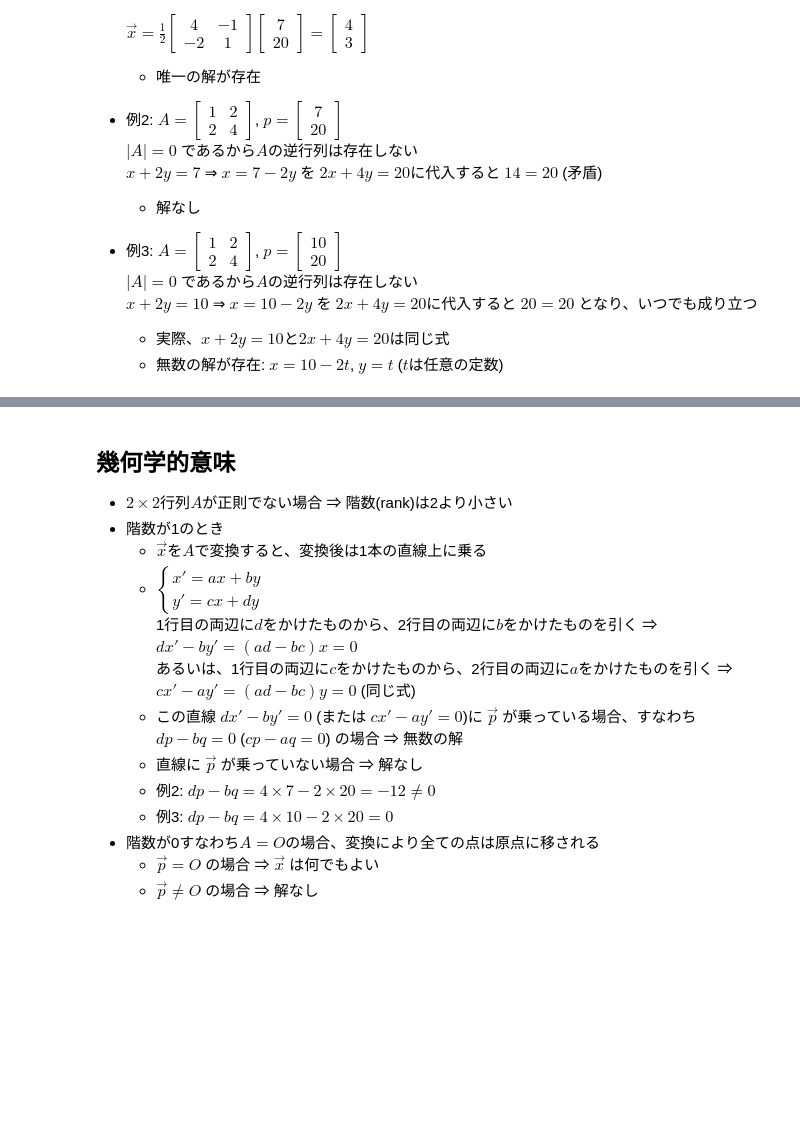
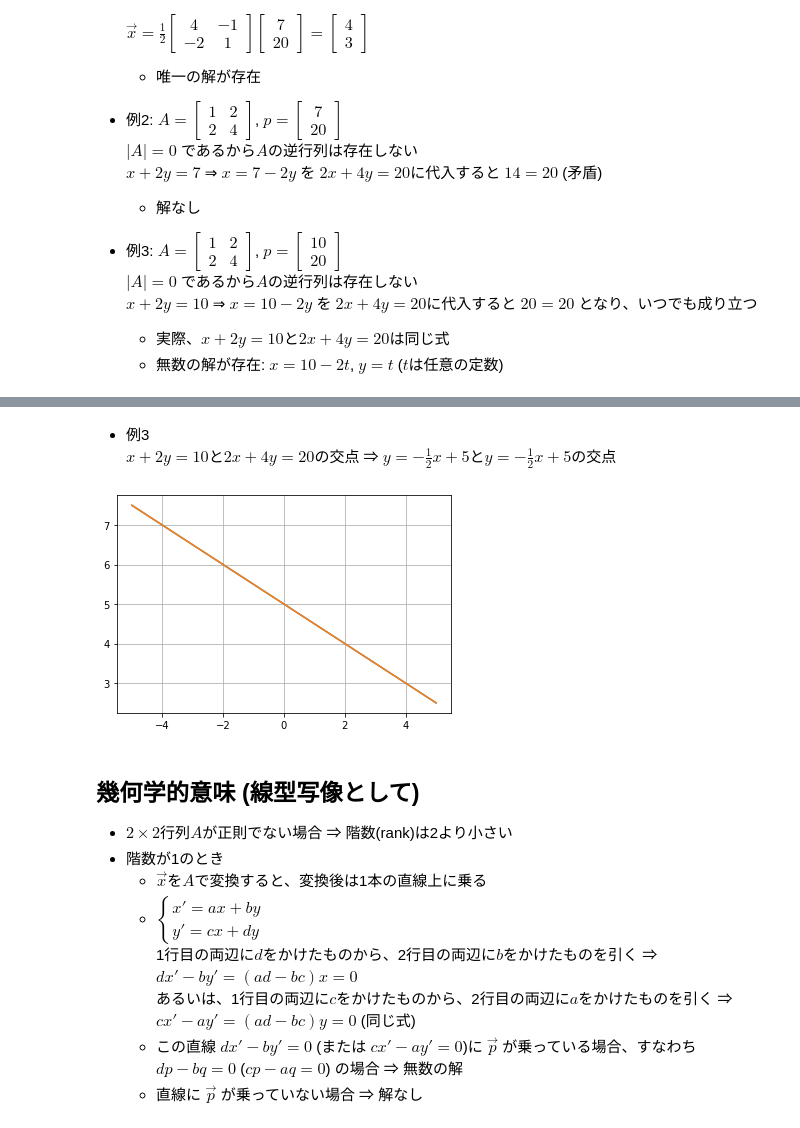
Before and after one commit to todo-group/math-examples, a Jupyter notebook: python/2-3_LinearEquations.ipynb, the cells around one changed output, grey strips where cells are left out. Saved outputs shown, nothing was run; the diff lists cells and outputs as text; code cells hidden in the pictures; blank space fills up the shorter version.

```diff
--- a/python/2-3_LinearEquations.ipynb
+++ b/python/2-3_LinearEquations.ipynb
@@ -42,5 +65,15 @@ import matplotlib.pyplot as pyplot
+# %% [markdown]
+* 例3<br>
+$x+2y=10$と$2x+4y=20$の交点 ⇒ $y=-\frac{1}{2}x+5$と$y=-\frac{1}{2}x+5$の交点
+# %%
+x = numpy.linspace(-5,5);
+pyplot.plot(x, -0.5*x+5);
+pyplot.plot(x, -0.5*x+5);
+pyplot.grid(which="major");
+# %% [output]
+[figure, added]
 # %% [markdown]
-## 幾何学的意味
+## 幾何学的意味 (線型写像として)
 
 * $2 \times 2$行列$A$が正則でない場合 ⇒ 階数(rank)は2より小さい
 * 階数が1のとき
@@ -50,8 +83,3 @@ import matplotlib.pyplot as pyplot
     あるいは、1行目の両辺に$c$をかけたものから、2行目の両辺に$a$をかけたものを引く ⇒ $cx' - ay' = (ad - bc) y = 0$ (同じ式)<br>
   * この直線 $dx' - by' = 0$ (または $cx' - ay' = 0$)に $\vec{p}$ が乗っている場合、すなわち $dp - bq = 0$ ($cp - aq = 0$) の場合 ⇒ 無数の解
   * 直線に $\vec{p}$ が乗っていない場合 ⇒ 解なし
-  * 例2: $dp - bq = 4 \times 7 - 2 \times 20 = -12 \ne 0$
-  * 例3: $dp - bq = 4 \times 10 - 2 \times 20 = 0$
-* 階数が0すなわち$A=O$の場合、変換により全ての点は原点に移される
-  * $\vec{p} = O$ の場合 ⇒ $\vec{x}$ は何でもよい
-  * $\vec{p} \ne O$ の場合 ⇒ 解なし
```
Also changed, not shown: parts of 14 cells of this notebook, 2 other files.
